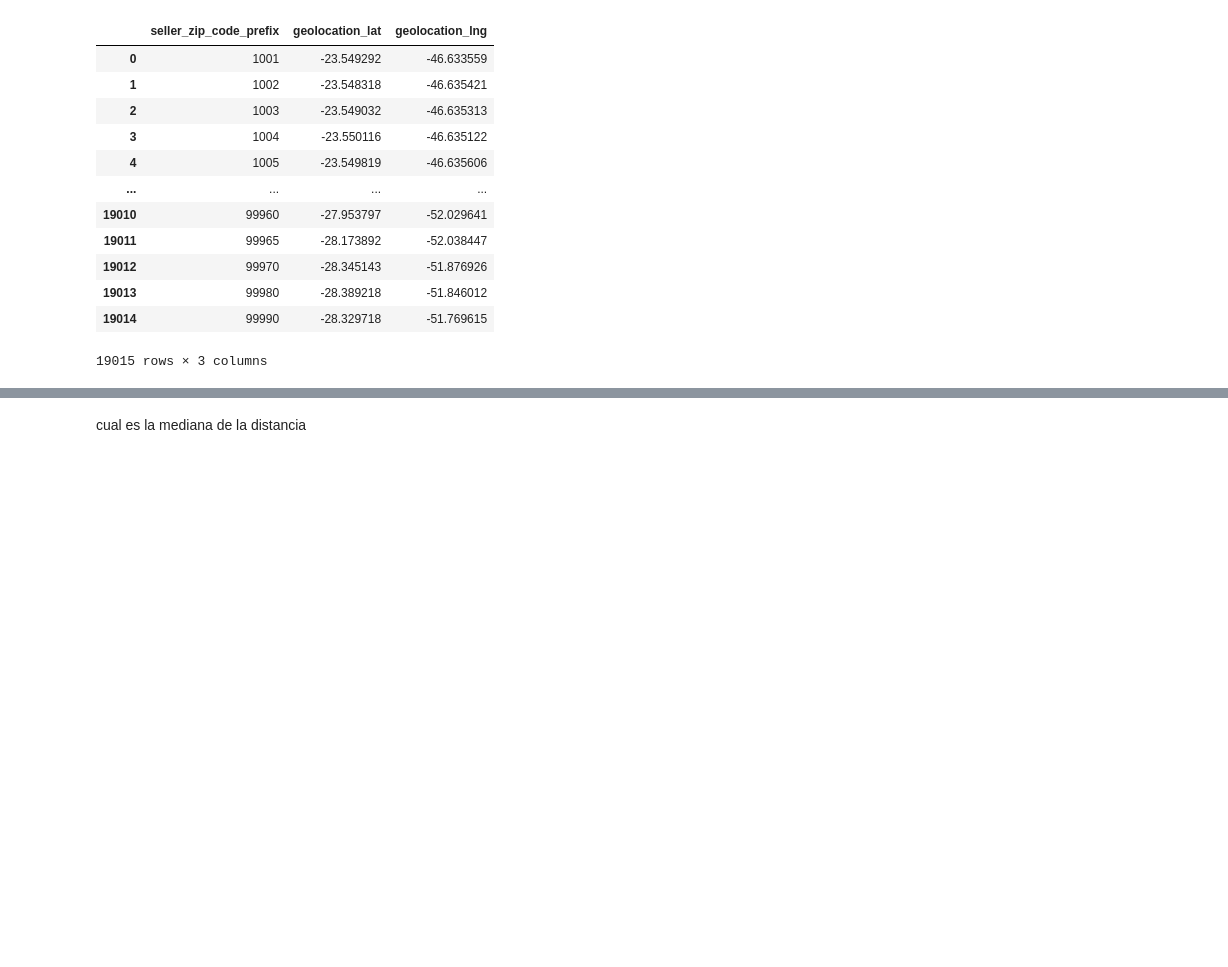
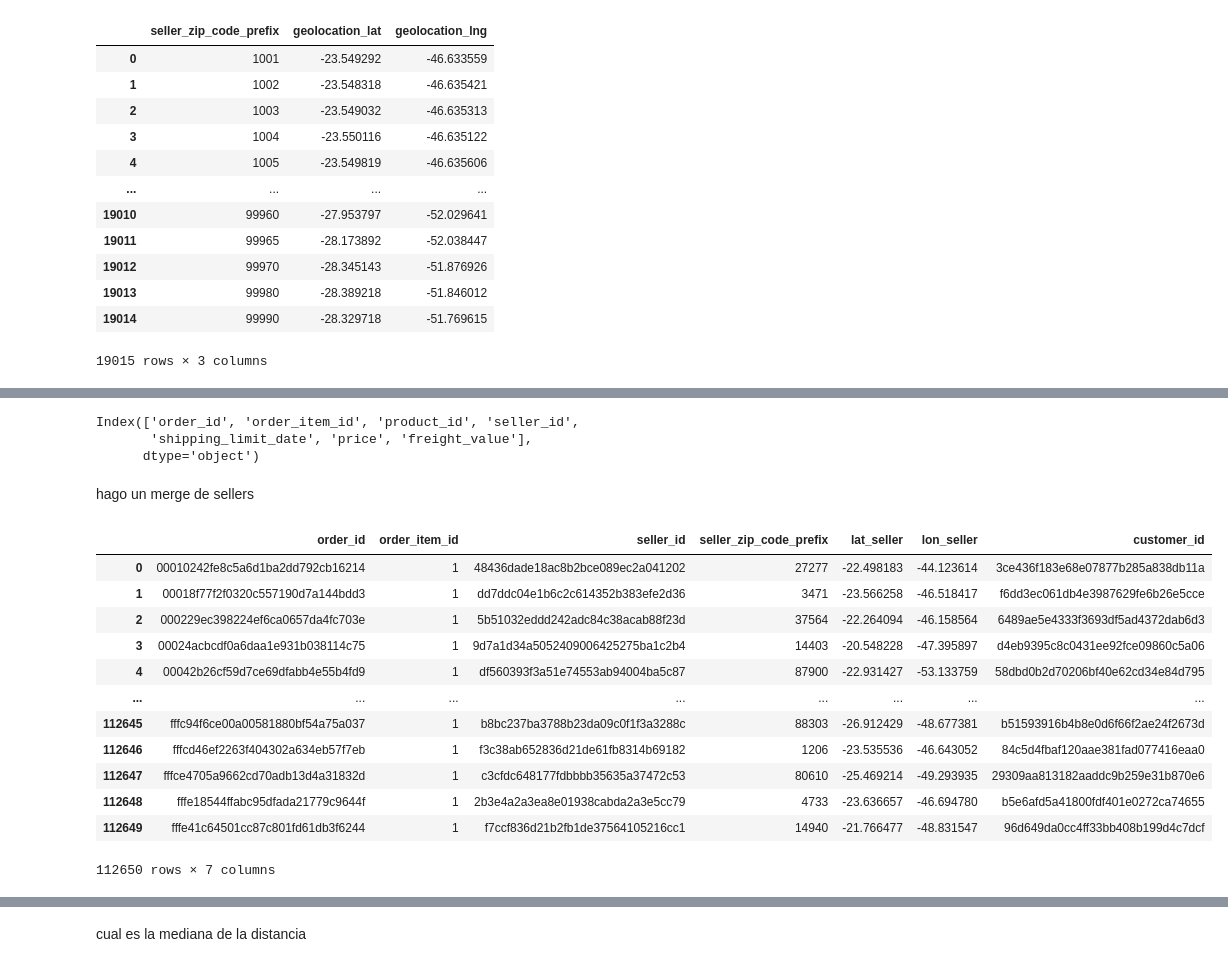
Before and after one commit to julietawolfsohn/Olist, a Jupyter notebook: ejercicio_orders_part1.ipynb, the cells around one changed output, grey strips where cells are left out. Drawn from its saved outputs; the diff is of its cells as text; code cells hidden in the pictures; blank space fills up the shorter version.

```diff
--- a/ejercicio_orders_part1.ipynb
+++ b/ejercicio_orders_part1.ipynb
@@ -676,0 +658,9 @@ sellers = sellers[['seller_id', 'seller_zip_code_prefix']]
+# %%
+order_items = data['order_items'].copy()
+order_items.columns
+# %% [output]
+Index(['order_id', 'order_item_id', 'product_id', 'seller_id',
+       'shipping_limit_date', 'price', 'freight_value'],
+      dtype='object')
+# %%
+order_items = order_items[['order_id','order_item_id', 'seller_id']]
@@ -676,0 +669,2 @@ sellers = sellers[['seller_id', 'seller_zip_code_prefix']]
+# %% [markdown]
+hago un merge de sellers
@@ -676,0 +676,16 @@ sellers = sellers[['seller_id', 'seller_zip_code_prefix']]
+# %%
+distancias
+# %% [output]
+|  | order_id | order_item_id | seller_id | seller_zip_code_prefix | lat_seller | lon_seller | customer_id |
+| 0 | 00010242fe8c5a6d1ba2dd792cb16214 | 1 | 48436dade18ac8b2bce089ec2a041202 | 27277 | -22.498183 | -44.123614 | 3ce436f183e68e07877b285a838db11a |
+| 1 | 00018f77f2f0320c557190d7a144bdd3 | 1 | dd7ddc04e1b6c2c614352b383efe2d36 | 3471 | -23.566258 | -46.518417 | f6dd3ec061db4e3987629fe6b26e5cce |
+| 2 | 000229ec398224ef6ca0657da4fc703e | 1 | 5b51032eddd242adc84c38acab88f23d | 37564 | -22.264094 | -46.158564 | 6489ae5e4333f3693df5ad4372dab6d3 |
+| 3 | 00024acbcdf0a6daa1e931b038114c75 | 1 | 9d7a1d34a5052409006425275ba1c2b4 | 14403 | -20.548228 | -47.395897 | d4eb9395c8c0431ee92fce09860c5a06 |
+| 4 | 00042b26cf59d7ce69dfabb4e55b4fd9 | 1 | df560393f3a51e74553ab94004ba5c87 | 87900 | -22.931427 | -53.133759 | 58dbd0b2d70206bf40e62cd34e84d795 |
+| ... | ... | ... | ... | ... | ... | ... | ... |
+| 112645 | fffc94f6ce00a00581880bf54a75a037 | 1 | b8bc237ba3788b23da09c0f1f3a3288c | 88303 | -26.912429 | -48.677381 | b51593916b4b8e0d6f66f2ae24f2673d |
+| 112646 | fffcd46ef2263f404302a634eb57f7eb | 1 | f3c38ab652836d21de61fb8314b69182 | 1206 | -23.535536 | -46.643052 | 84c5d4fbaf120aae381fad077416eaa0 |
+| 112647 | fffce4705a9662cd70adb13d4a31832d | 1 | c3cfdc648177fdbbbb35635a37472c53 | 80610 | -25.469214 | -49.293935 | 29309aa813182aaddc9b259e31b870e6 |
+| 112648 | fffe18544ffabc95dfada21779c9644f | 1 | 2b3e4a2a3ea8e01938cabda2a3e5cc79 | 4733 | -23.636657 | -46.694780 | b5e6afd5a41800fdf401e0272ca74655 |
+| 112649 | fffe41c64501cc87c801fd61db3f6244 | 1 | f7ccf836d21b2fb1de37564105216cc1 | 14940 | -21.766477 | -48.831547 | 96d649da0cc4ff33bb408b199d4c7dcf |
+112650 rows × 7 columns
```
Also changed, not shown: parts of 63 cells of this notebook, 6 other files.
